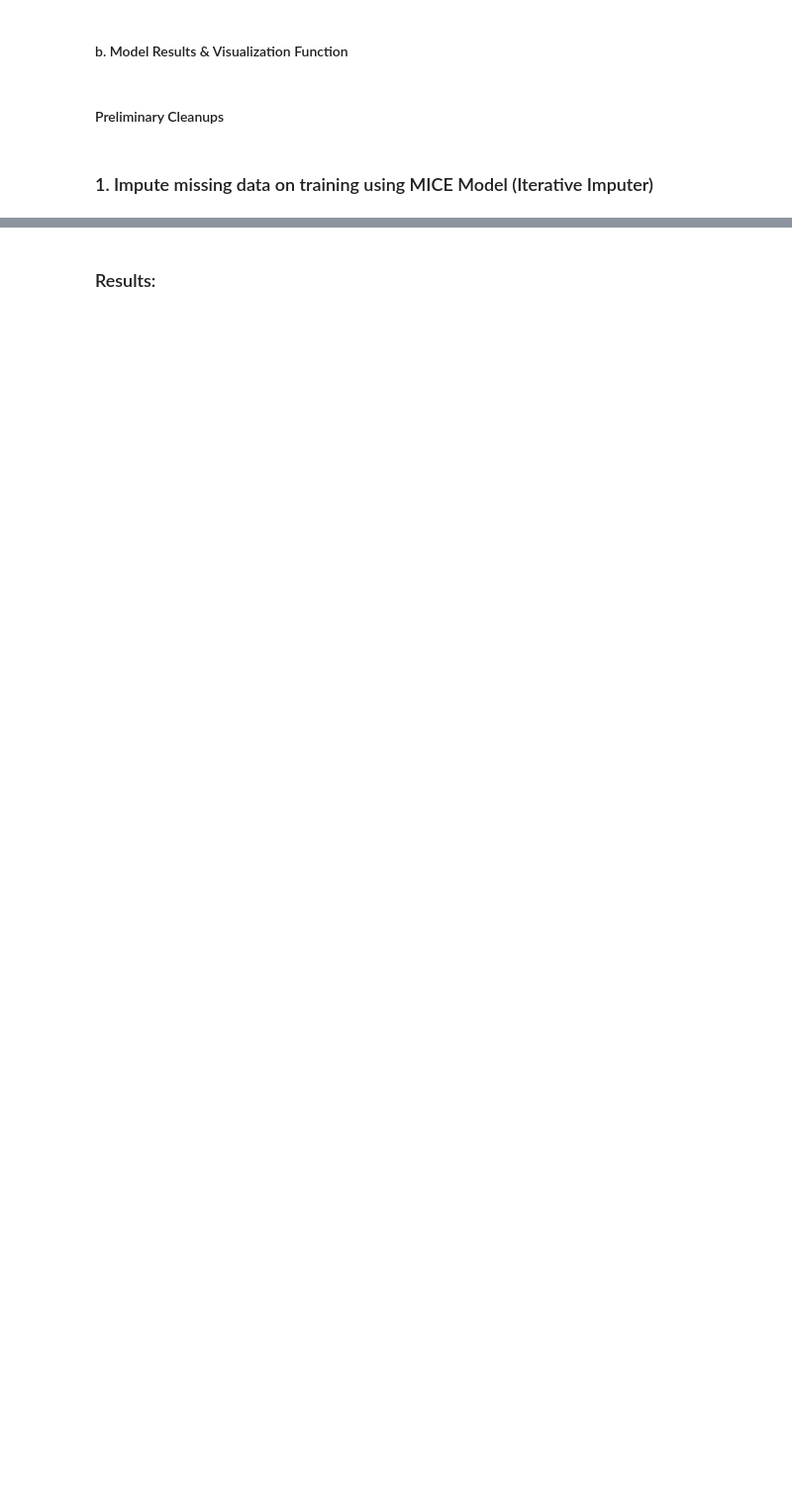
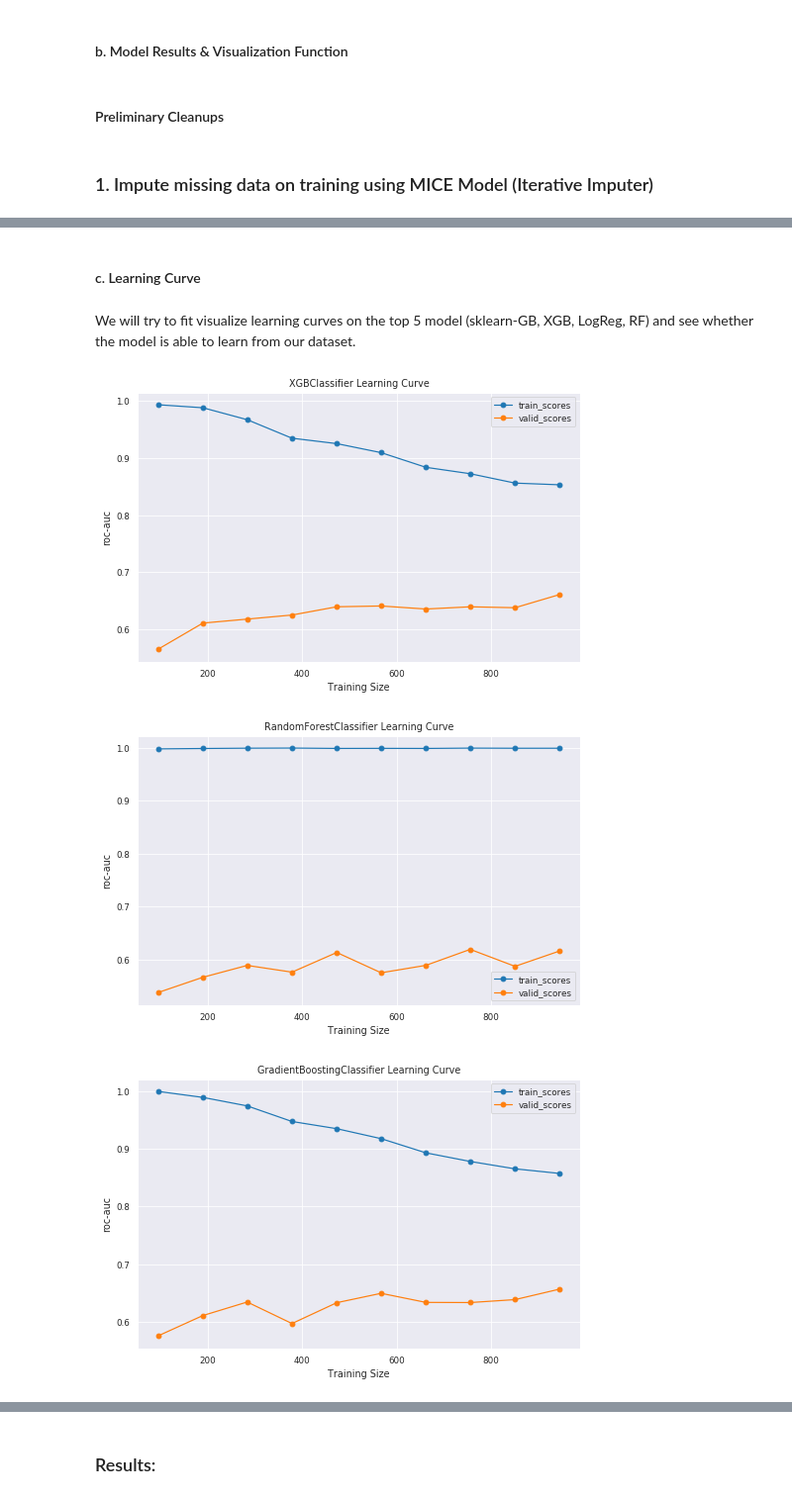
Before and after one commit to arytontediarjo/mpower-gait-analysis, a Jupyter notebook: notebooks/04.model-performances.ipynb, the cells around one changed output, grey strips where cells are left out. Shown at 99% size. Cells and saved outputs as stored; diff of their text form; code cells hidden in the pictures; blank space fills up the shorter version.

```diff
--- a/notebooks/04.model-performances.ipynb
+++ b/notebooks/04.model-performances.ipynb
@@ -332,0 +438,14 @@ After assessing the initial model performance using commonly used classification
+# %% [markdown]
+#### c. Learning Curve
+# %% [markdown]
+We will try to fit visualize learning curves on the top 5 model (sklearn-GB, XGB, LogReg, RF) and see whether the model is able to learn from our dataset.
+# %%
+plot_learning_curves(X_train_impute, y_train,
+                     init_xgb_model,
+                     init_rf_model,
+                     init_gb_model,
+                     init_lr_model)
+# %% [output]
+[figure, added]
+[figure, added]
+[figure, added]
```
Also changed, not shown: parts of 45 cells of this notebook, 4 other files.
